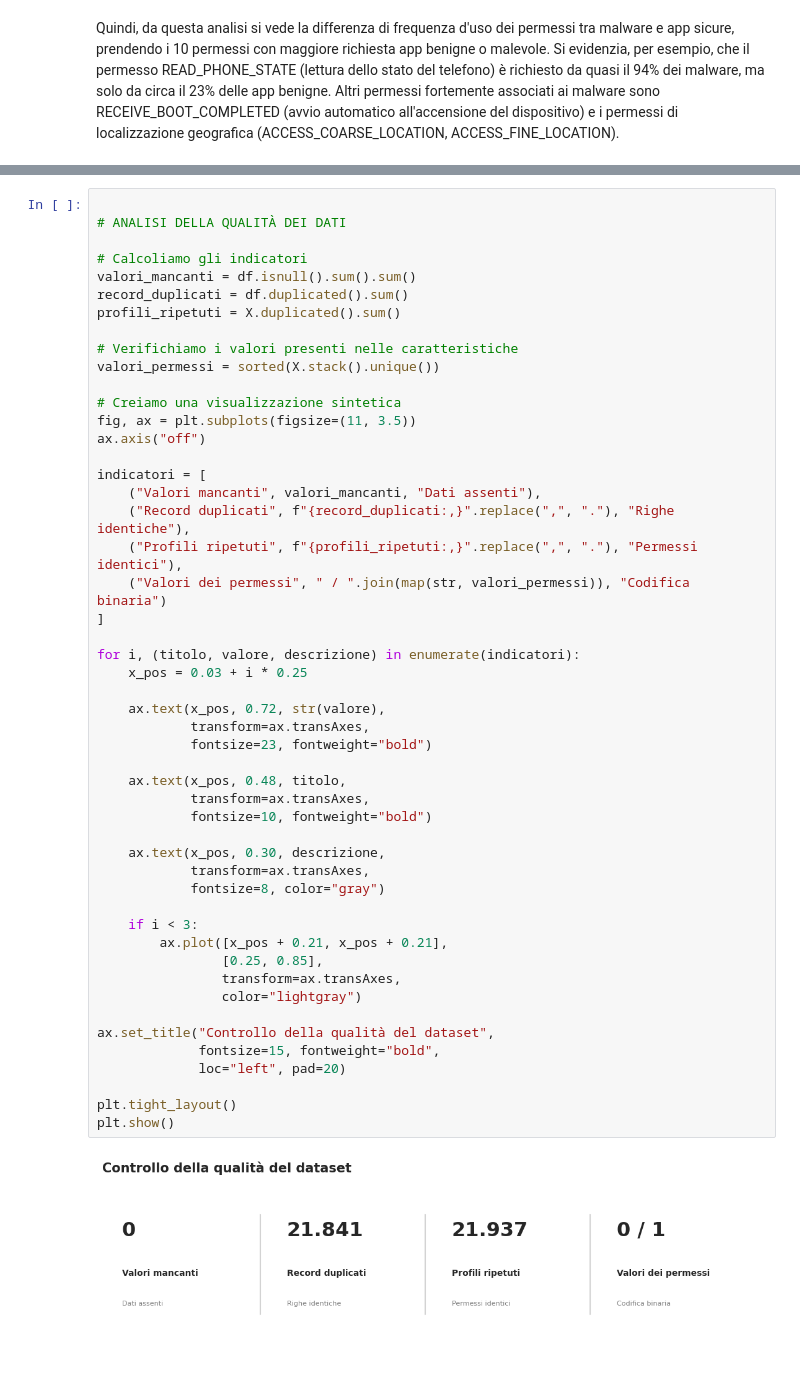
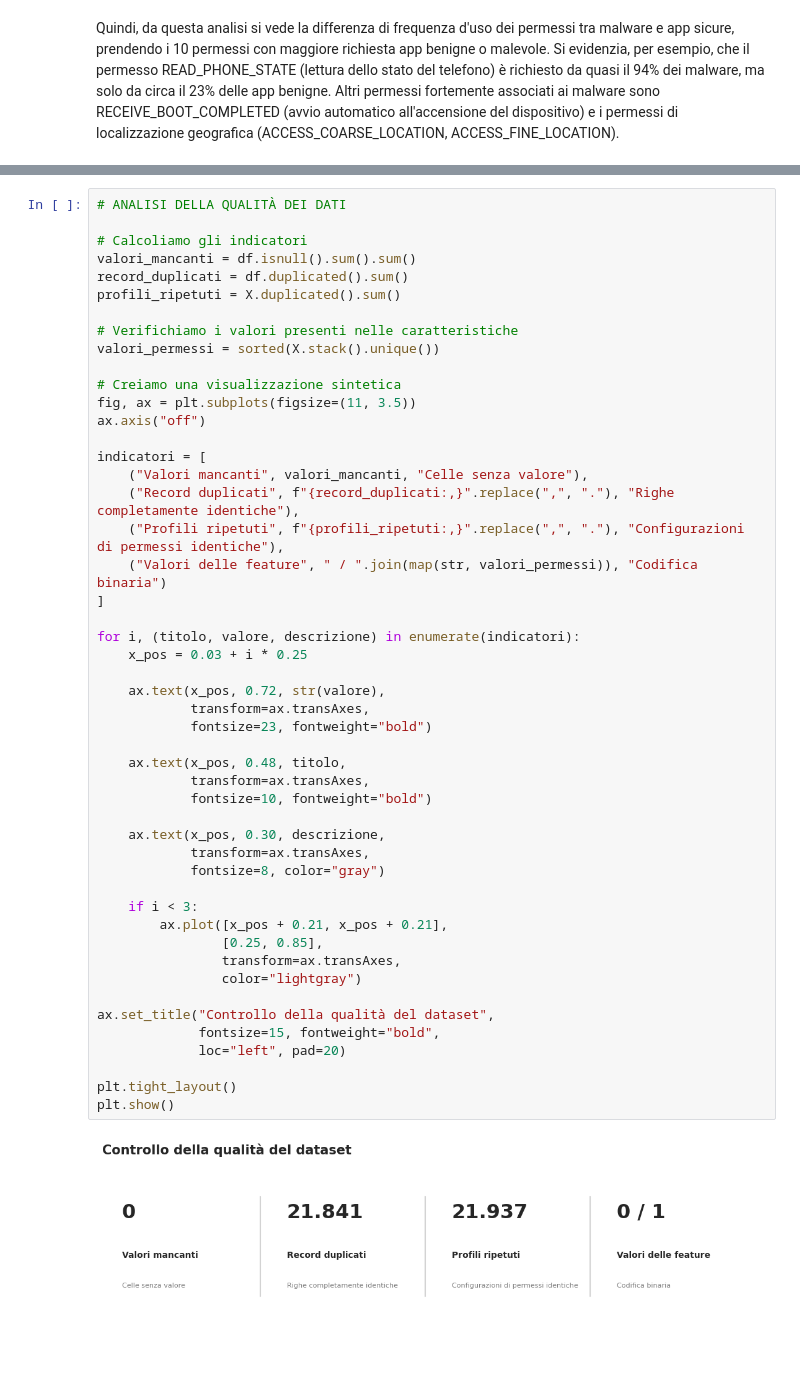
Before and after one commit to stefa54sm-ai/Analisi-DataSet, a Jupyter notebook: Analisi_Dataset.ipynb, the cells around one changed output, grey strips where cells are left out. Saved outputs shown, nothing was run; the diff lists cells and outputs as text.

```diff
--- a/Analisi_Dataset.ipynb
+++ b/Analisi_Dataset.ipynb
@@ -227,5 +233,4 @@ Altri permessi fortemente associati ai malware sono RECEIVE_BOOT_COMPLETED (avvi
 # %%
-
 # ANALISI DELLA QUALITÀ DEI DATI
 
 # Calcoliamo gli indicatori
@@ -241,38 +246,38 @@ fig, ax = plt.subplots(figsize=(11, 3.5))
 ax.axis("off")
 
 indicatori = [
-    ("Valori mancanti", valori_mancanti, "Dati assenti"),
-    ("Record duplicati", f"{record_duplicati:,}".replace(",", "."), "Righe identiche"),
-    ("Profili ripetuti", f"{profili_ripetuti:,}".replace(",", "."), "Permessi identici"),
-    ("Valori dei permessi", " / ".join(map(str, valori_permessi)), "Codifica binaria")
+    ("Valori mancanti", valori_mancanti, "Celle senza valore"),
+    ("Record duplicati", f"{record_duplicati:,}".replace(",", "."), "Righe completamente identiche"),
+    ("Profili ripetuti", f"{profili_ripetuti:,}".replace(",", "."), "Configurazioni di permessi identiche"),
+    ("Valori delle feature", " / ".join(map(str, valori_permessi)), "Codifica binaria")
 ]
 
 for i, (titolo, valore, descrizione) in enumerate(indicatori):
     x_pos = 0.03 + i * 0.25
 
     ax.text(x_pos, 0.72, str(valore),
             transform=ax.transAxes,
             fontsize=23, fontweight="bold")
 
     ax.text(x_pos, 0.48, titolo,
             transform=ax.transAxes,
             fontsize=10, fontweight="bold")
 
     ax.text(x_pos, 0.30, descrizione,
             transform=ax.transAxes,
             fontsize=8, color="gray")
 
     if i < 3:
         ax.plot([x_pos + 0.21, x_pos + 0.21],
                 [0.25, 0.85],
                 transform=ax.transAxes,
                 color="lightgray")
 
 ax.set_title("Controllo della qualità del dataset",
              fontsize=15, fontweight="bold",
              loc="left", pad=20)
 
 plt.tight_layout()
 plt.show()
 # %% [output]
-[figure, old version]
+[figure, new version]
```
Also changed, not shown: parts of 16 cells of this notebook.
